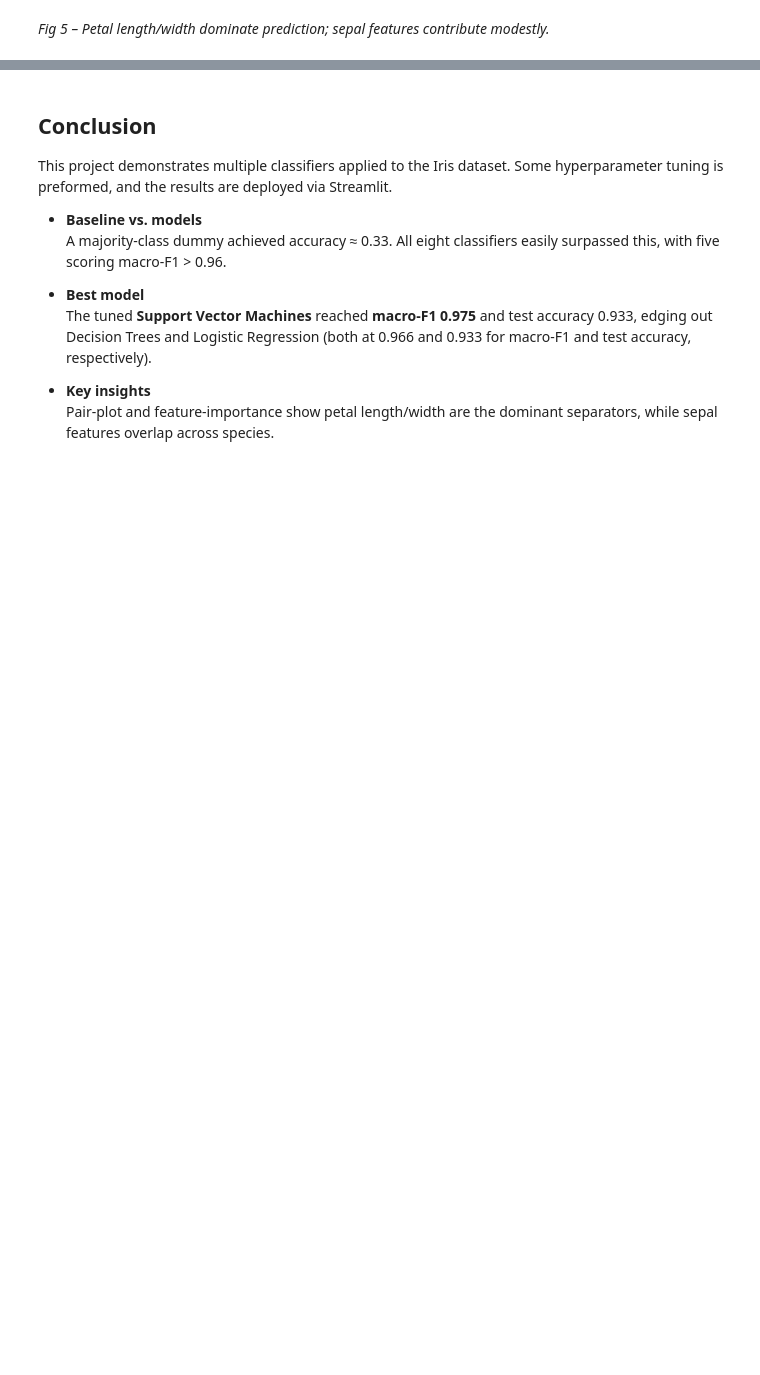
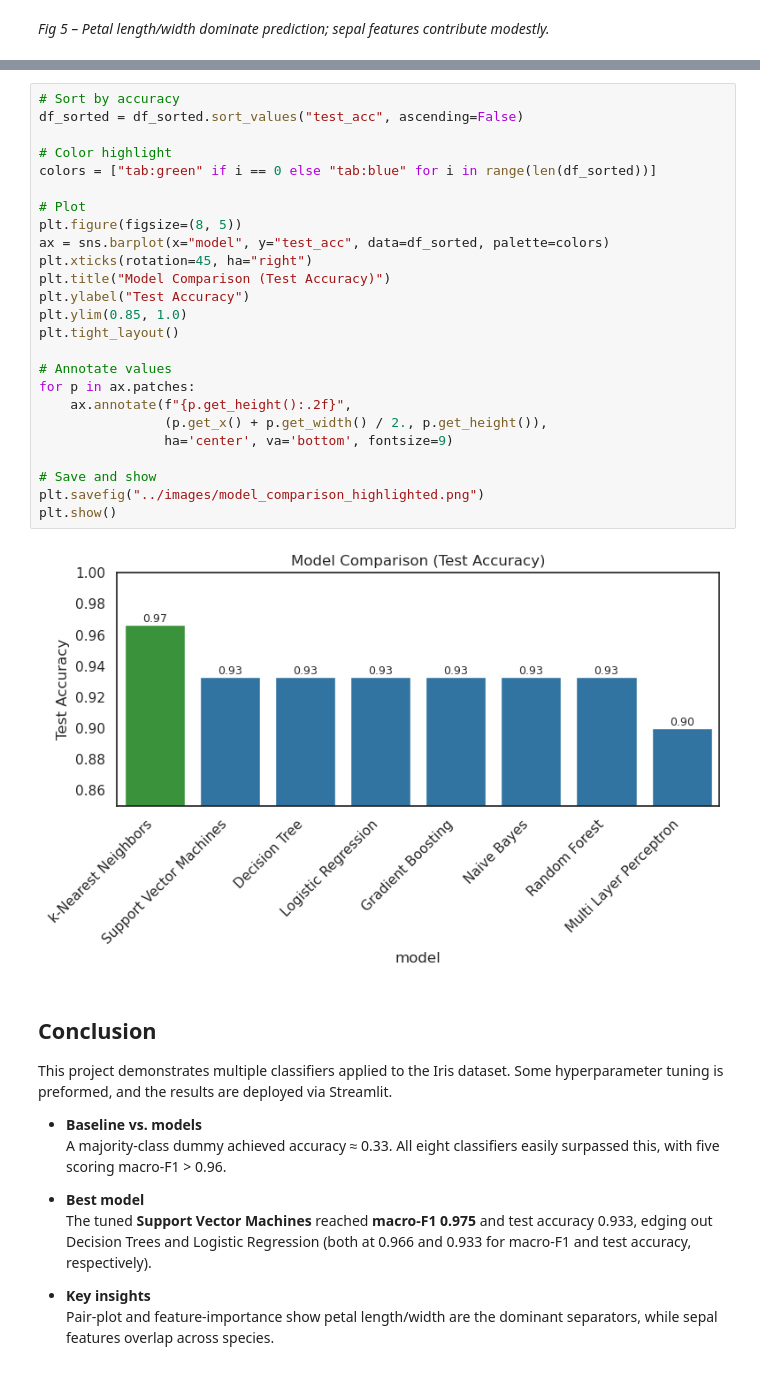
Before and after one commit to shaolinpat/flower_classifier, a Jupyter notebook: notebooks/flower_classifier.ipynb, the cells around one changed output, grey strips where cells are left out. Drawn from its saved outputs; the diff is of its cells as text; blank space fills up the shorter version.

```diff
--- a/notebooks/flower_classifier.ipynb
+++ b/notebooks/flower_classifier.ipynb
@@ -350,3 +378,30 @@ print(f"Saved best pipeline to {out_path}")
+# %%
+# Sort by accuracy
+df_sorted = df_sorted.sort_values("test_acc", ascending=False)
+
+# Color highlight
+colors = ["tab:green" if i == 0 else "tab:blue" for i in range(len(df_sorted))]
+
+# Plot
+plt.figure(figsize=(8, 5))
+ax = sns.barplot(x="model", y="test_acc", data=df_sorted, palette=colors)
+plt.xticks(rotation=45, ha="right")
+plt.title("Model Comparison (Test Accuracy)")
+plt.ylabel("Test Accuracy")
+plt.ylim(0.85, 1.0)
+plt.tight_layout()
+
+# Annotate values
+for p in ax.patches:
+    ax.annotate(f"{p.get_height():.2f}",
+                (p.get_x() + p.get_width() / 2., p.get_height()),
+                ha='center', va='bottom', fontsize=9)
+
+# Save and show
+plt.savefig("../images/model_comparison_highlighted.png")
+plt.show()
+# %% [output]
+[figure, added]
 # %% [markdown]
 ## Conclusion
 
```
Also changed, not shown: parts of 7 cells of this notebook, 8 other files.
